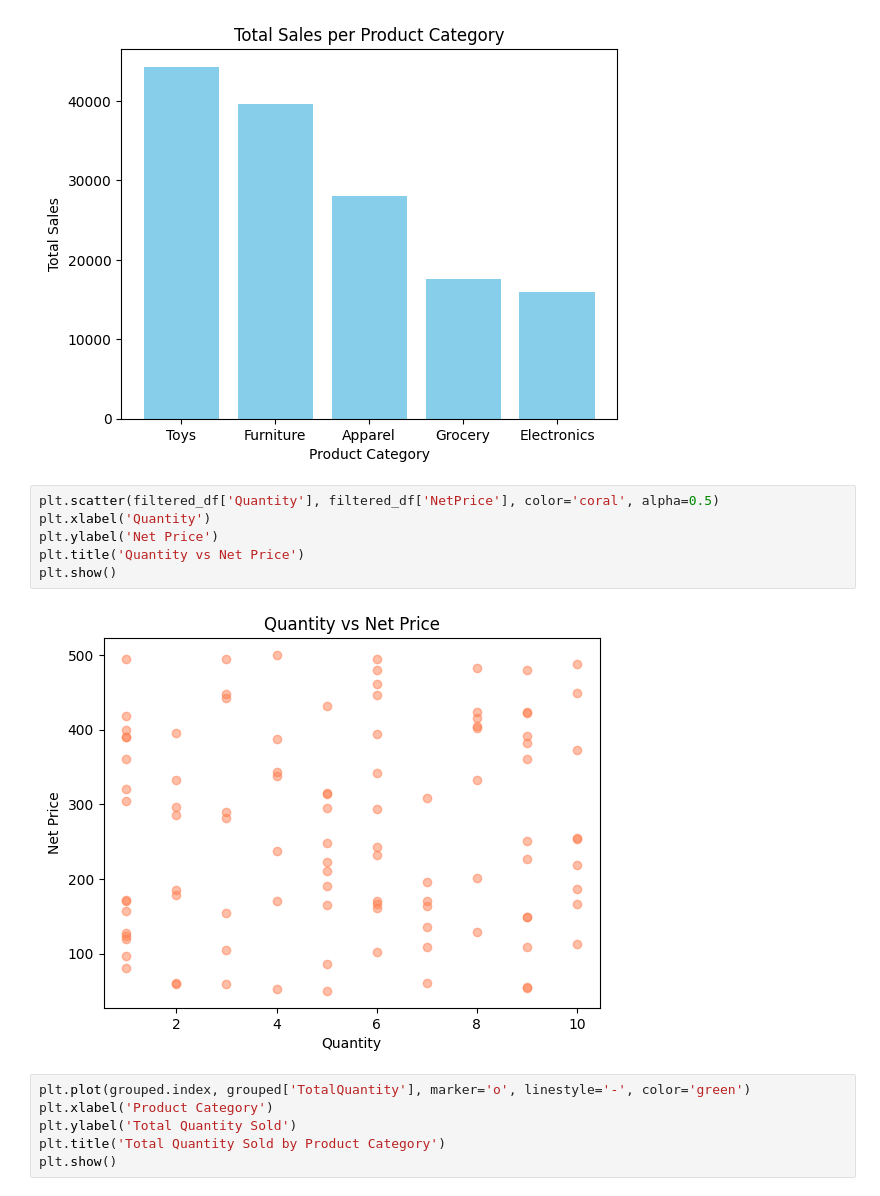
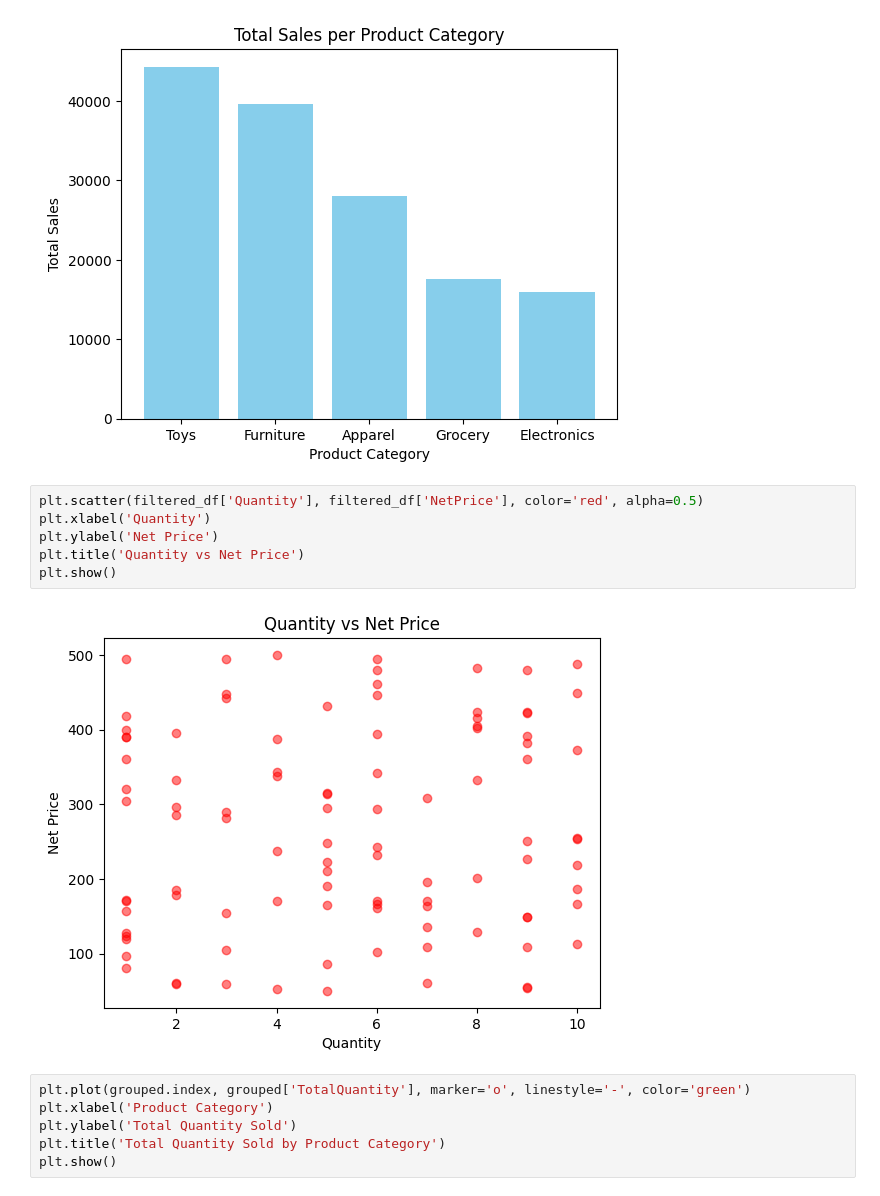
Before and after one commit to Durga-Prasad-NRI/Creating-analytics-using-pandas, a Jupyter notebook: Working_With_Pandas.ipynb, the cells around one changed output. Saved outputs shown, nothing was run; the diff lists cells and outputs as text.

```diff
--- a/Working_With_Pandas.ipynb
+++ b/Working_With_Pandas.ipynb
@@ -354,13 +354,13 @@ plt.show()
 # %% [output]
 [figure]
 # %%
-plt.scatter(filtered_df['Quantity'], filtered_df['NetPrice'], color='coral', alpha=0.5)
+plt.scatter(filtered_df['Quantity'], filtered_df['NetPrice'], color='red', alpha=0.5)
 plt.xlabel('Quantity')
 plt.ylabel('Net Price')
 plt.title('Quantity vs Net Price')
 plt.show()
 # %% [output]
-[figure, old version]
+[figure, new version]
 # %%
 plt.plot(grouped.index, grouped['TotalQuantity'], marker='o', linestyle='-', color='green')
 plt.xlabel('Product Category')
```
Also changed, not shown: parts of 5 cells of this notebook.
